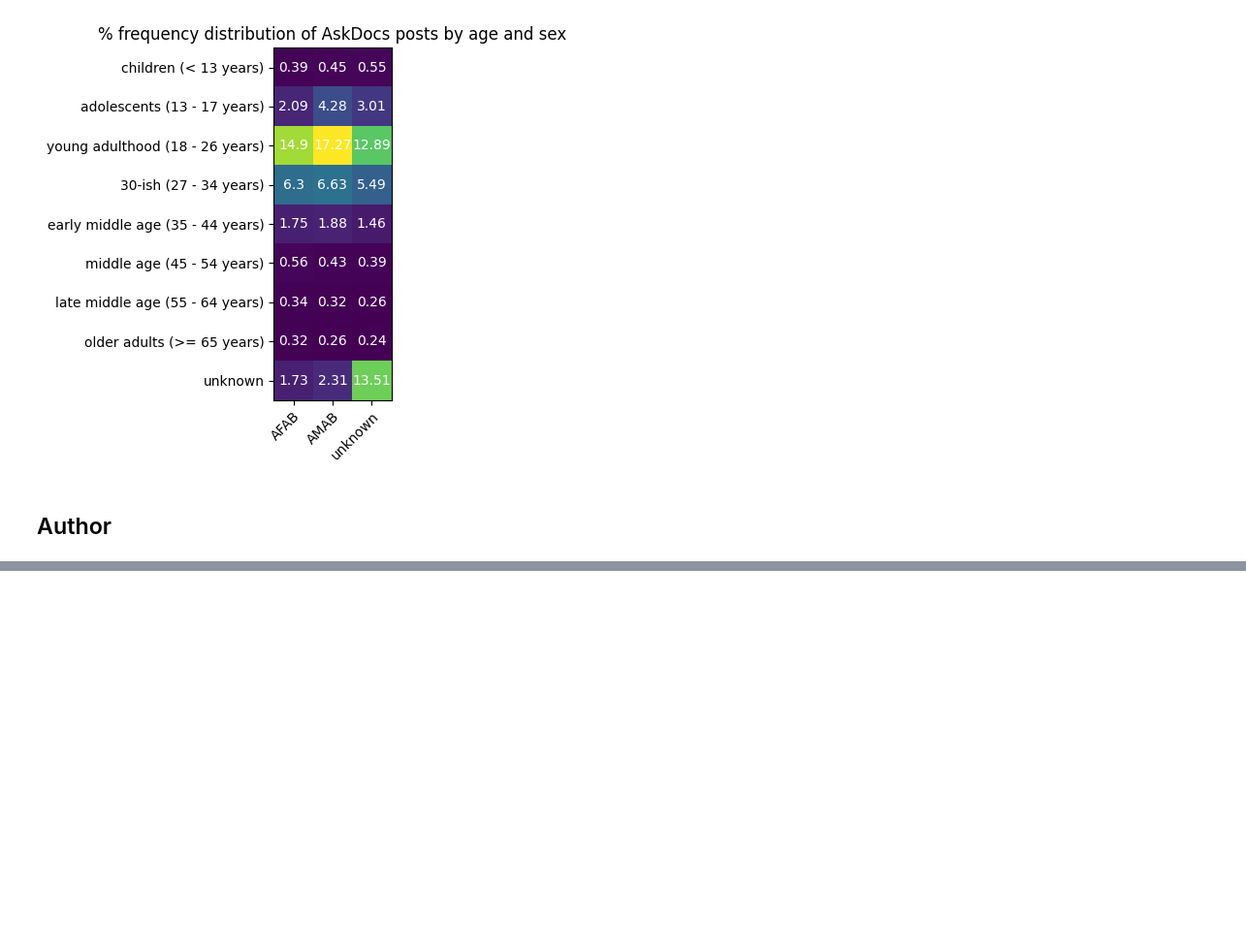
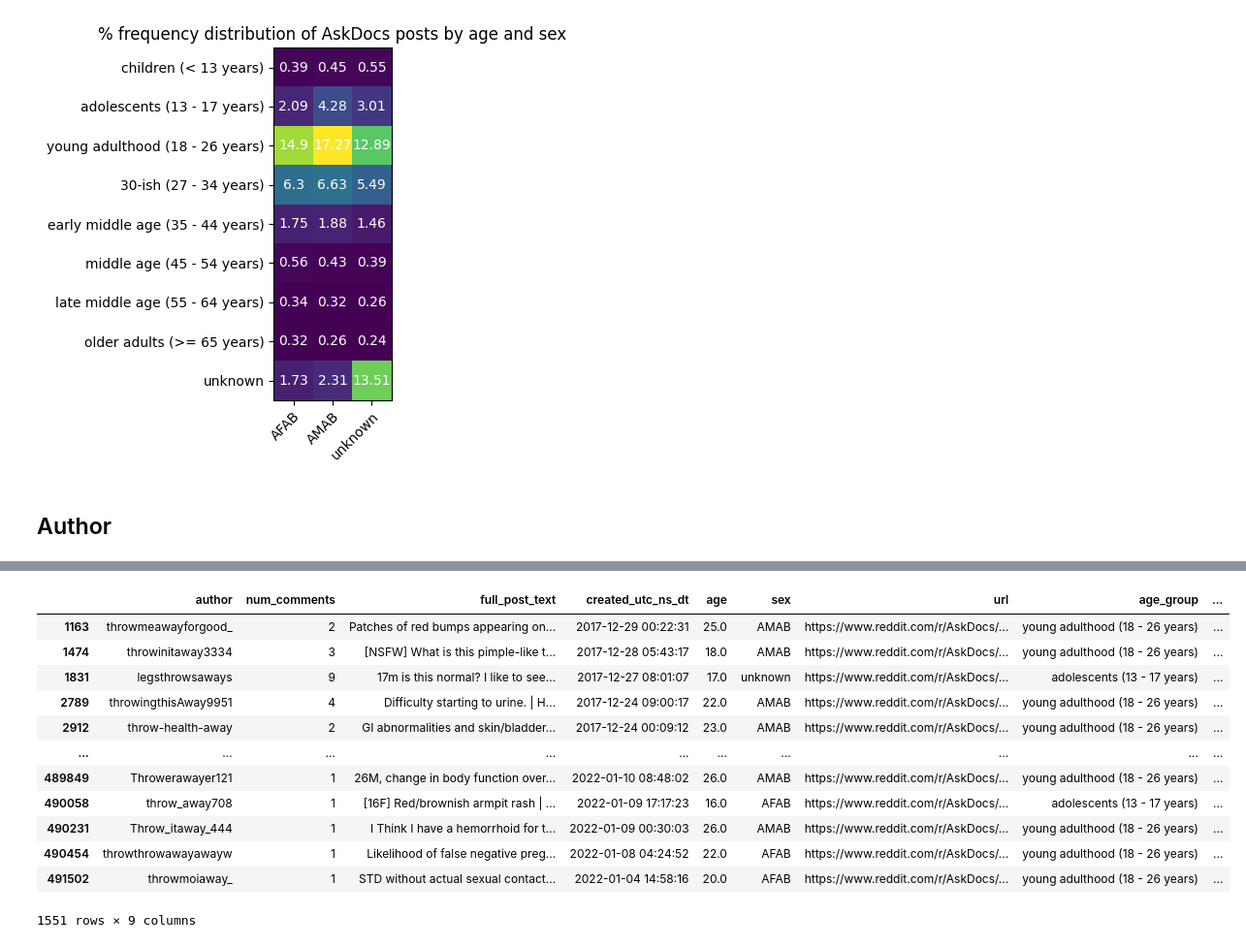
Before and after one commit to 33eyes/reddit-askdocs-analysis, a Jupyter notebook: 07_demographics_analysis.ipynb, the cells around one changed output, grey strips where cells are left out. Shown: that part at 97% size. Cells and saved outputs as stored; diff of their text form; code cells hidden in the pictures; blank space fills up the shorter version.

```diff
--- a/07_demographics_analysis.ipynb
+++ b/07_demographics_analysis.ipynb
@@ -500,0 +865,16 @@ plt.show()
+# %%
+df[df['author'].str.contains('throw.+away', case=False)]
+# %% [output]
+|  | author | num_comments | full_post_text | created_utc_ns_dt | age | sex | url | age_group | ... |
+| 1163 | throwmeawayforgood_ | 2 | Patches of red bumps appearing on... | 2017-12-29 00:22:31 | 25.0 | AMAB | https://www.reddit.com/r/AskDocs/... | young adulthood (18 - 26 years) | ... |
+| 1474 | throwinitaway3334 | 3 | [NSFW] What is this pimple-like t... | 2017-12-28 05:43:17 | 18.0 | AMAB | https://www.reddit.com/r/AskDocs/... | young adulthood (18 - 26 years) | ... |
+| 1831 | legsthrowsaways | 9 | 17m is this normal? I like to see... | 2017-12-27 08:01:07 | 17.0 | unknown | https://www.reddit.com/r/AskDocs/... | adolescents (13 - 17 years) | ... |
+| 2789 | throwingthisAway9951 | 4 | Difficulty starting to urine. | H... | 2017-12-24 09:00:17 | 22.0 | AMAB | https://www.reddit.com/r/AskDocs/... | young adulthood (18 - 26 years) | ... |
+| 2912 | throw-health-away | 2 | GI abnormalities and skin/bladder... | 2017-12-24 00:09:12 | 23.0 | AMAB | https://www.reddit.com/r/AskDocs/... | young adulthood (18 - 26 years) | ... |
+| ... | ... | ... | ... | ... | ... | ... | ... | ... | ... |
+| 489849 | Throwerawayer121 | 1 | 26M, change in body function over... | 2022-01-10 08:48:02 | 26.0 | AMAB | https://www.reddit.com/r/AskDocs/... | young adulthood (18 - 26 years) | ... |
+| 490058 | throw_away708 | 1 | [16F] Red/brownish armpit rash | ... | 2022-01-09 17:17:23 | 16.0 | AFAB | https://www.reddit.com/r/AskDocs/... | adolescents (13 - 17 years) | ... |
+| 490231 | Throw_itaway_444 | 1 | I Think I have a hemorrhoid for t... | 2022-01-09 00:30:03 | 26.0 | AMAB | https://www.reddit.com/r/AskDocs/... | young adulthood (18 - 26 years) | ... |
+| 490454 | throwthrowawayawayw | 1 | Likelihood of false negative preg... | 2022-01-08 04:24:52 | 22.0 | AFAB | https://www.reddit.com/r/AskDocs/... | young adulthood (18 - 26 years) | ... |
+| 491502 | throwmoiaway_ | 1 | STD without actual sexual contact... | 2022-01-04 14:58:16 | 20.0 | AFAB | https://www.reddit.com/r/AskDocs/... | young adulthood (18 - 26 years) | ... |
+1551 rows × 9 columns
```
Also changed, not shown: parts of 31 cells of this notebook.
